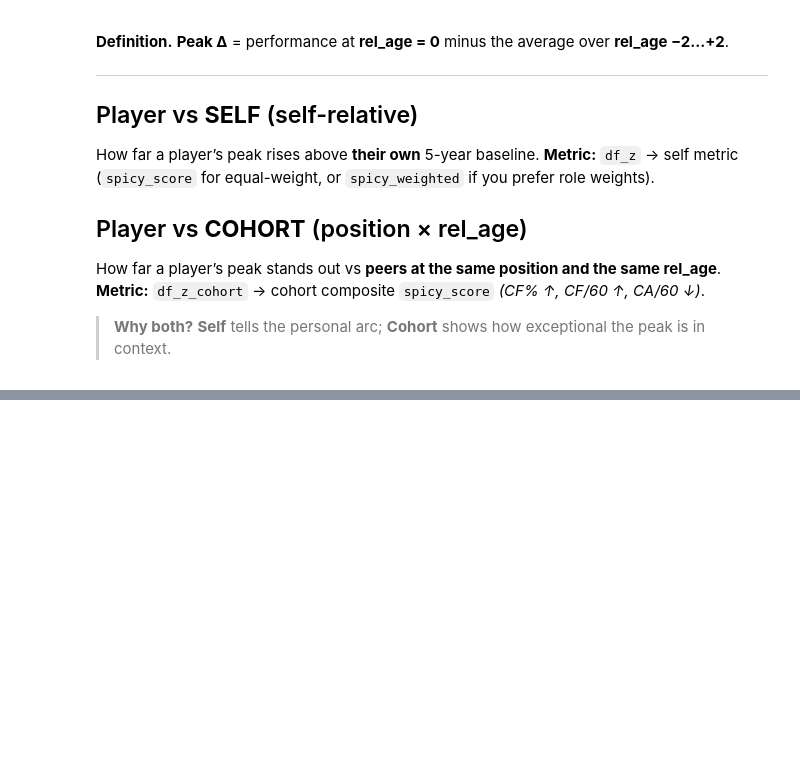
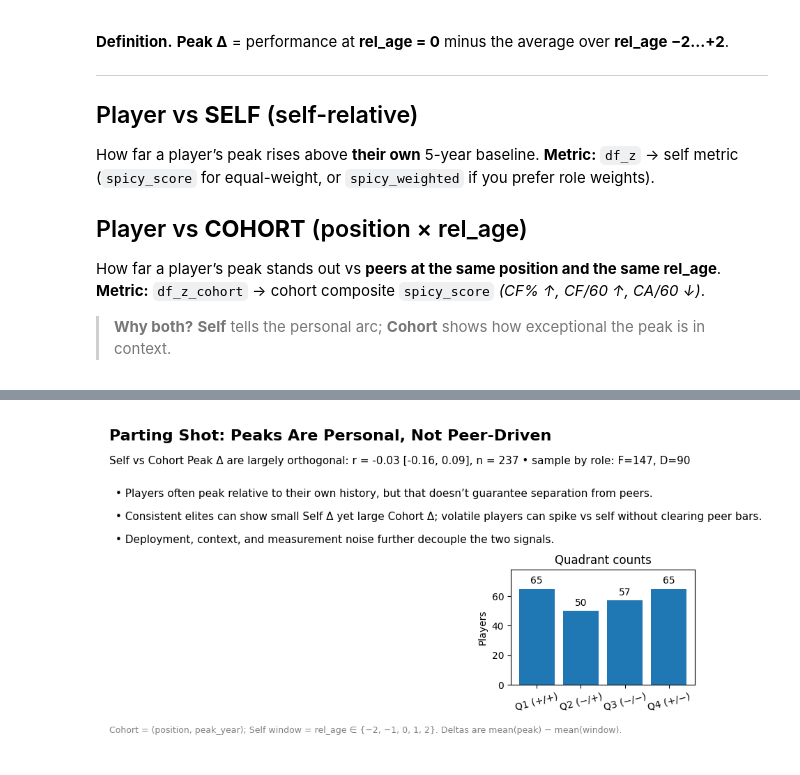
Before and after one commit to ewnike/NHL-Beyond-27, a Jupyter notebook: NHL_Beyond27_Book3_Spicy_&_Spicy-Weighted Analysis.ipynb, the cells around one changed output, grey strips where cells are left out. Cells and saved outputs as stored; diff of their text form; code cells hidden in the pictures; blank space fills up the shorter version.

```diff
--- a/NHL_Beyond27_Book3_Spicy_&_Spicy-Weighted Analysis.ipynb
+++ b/NHL_Beyond27_Book3_Spicy_&_Spicy-Weighted Analysis.ipynb
@@ -2248,0 +2597,92 @@ hist_peak_delta(pd_cohort, "Peak Δ — Player vs COHORT (distribution by role)"
+# %%
+import matplotlib.pyplot as plt
+import numpy as np
+import pandas as pd
+
+# ---- derive small summary from your merged table m ----
+assert {"peak_delta_self","peak_delta_cohort"}.issubset(m.columns), "Run the merge step to create m first."
+
+x = m["peak_delta_cohort"].to_numpy()
+y = m["peak_delta_self"].to_numpy()
+mask = np.isfinite(x) & np.isfinite(y)
+x, y = x[mask], y[mask]
+n = len(x)
+
+# quadrant counts (same logic you used)
+q1 = int(((x > 0) & (y > 0)).sum())
+q2 = int(((x < 0) & (y > 0)).sum())
+q3 = int(((x < 0) & (y < 0)).sum())
+q4 = int(((x > 0) & (y < 0)).sum())
+
+# role share (optional; shown as a tiny line of text)
+role_share = ""
+if "role" in m.columns:
+    rs = (m.loc[mask]
+            .assign(role=m.loc[mask, "role"])
+            .groupby("role")
+            .size()
+            .reindex(["F","D"]))
+    if rs.notna().any():
+        role_share = f" • sample by role: F={int(rs.get('F',0))}, D={int(rs.get('D',0))}"
+
+# ---- figure: “conclusion card” ----
+fig = plt.figure(figsize=(8, 5))
+ax = plt.gca()
+ax.axis("off")
+
+title = "Parting Shot: Peaks Are Personal, Not Peer-Driven"
+subtitle = f"Self vs Cohort Peak Δ are largely orthogonal: r = {r:.2f} [{r_lo:.2f}, {r_hi:.2f}], n = {n}{role_share}"
+
+bullets = [
+    "Players often peak relative to their own history, but that doesn’t guarantee separation from peers.",
+    "Consistent elites can show small Self Δ yet large Cohort Δ; volatile players can spike vs self without clearing peer bars.",
+    "Deployment, context, and measurement noise further decouple the two signals."
+]
+
+# text block
+y0 = 0.98
+ax.text(0.02, y0, title, fontsize=16, fontweight="bold", va="top", ha="left", transform=ax.transAxes)
+ax.text(0.02, y0-0.08, subtitle, fontsize=11, va="top", ha="left", transform=ax.transAxes)
+
+y_bul = y0 - 0.18
+for i, b in enumerate(bullets):
+    ax.text(0.04, y_bul - 0.07*i, f"• {b}", fontsize=11, va="top", ha="left", transform=ax.transAxes)
+
+# tiny quadrant bar chart on the right
+bars_ax = fig.add_axes([0.75, 0.22, 0.33, 0.33])  # [left, bottom, width, height] in fig coords
+bars = np.array([q1, q2, q3, q4], dtype=float)
+labels = ["Q1 (+/+)", "Q2 (−/+)", "Q3 (−/−)", "Q4 (+/−)"]
+bars_ax.bar(labels, bars)
+bars_ax.set_title("Quadrant counts")
+bars_ax.set_ylabel("Players")
+bars_ax.set_ylim(0, max(1, bars.max()) * 1.2)
+for xi, bi in enumerate(bars):
+    bars_ax.text(xi, bi + max(1, bars.max())*0.03, f"{int(bi)}", ha="center", va="bottom", fontsize=10, rotation=0)
+for tick in bars_ax.get_xticklabels():
+    tick.set_rotation(15)
+
+# footnote
+foot = "Cohort = (position, peak_year); Self window = rel_age ∈ {−2, −1, 0, 1, 2}. Deltas are mean(peak) − mean(window)."
+ax.text(0.02, 0.05, foot, fontsize=9, color="gray", va="bottom", ha="left", transform=ax.transAxes)
+
+plt.tight_layout()
+plt.show()
+
+
+fig = plt.figure(figsize=(8,5), constrained_layout=True)
+ax  = plt.gca()            # main text axes
+ax.axis("off")
+
+# Inset anchored to the top-right *of ax*
+bars_ax = inset_axes(
+    ax,
+    width="36%", height="55%",    # size of inset relative to ax
+    loc="upper right",            # anchor corner
+    borderpad=0.8                 # padding from the edge
+)
+
+# draw your bars in bars_ax
+# bars_ax.bar(...)
+
+plt.show()
+# %% [output]
@@ -2248,0 +2690 @@ hist_peak_delta(pd_cohort, "Peak Δ — Player vs COHORT (distribution by role)"
+[figure, added]
```
Also changed, not shown: parts of 16 cells of this notebook, 5 other files.
